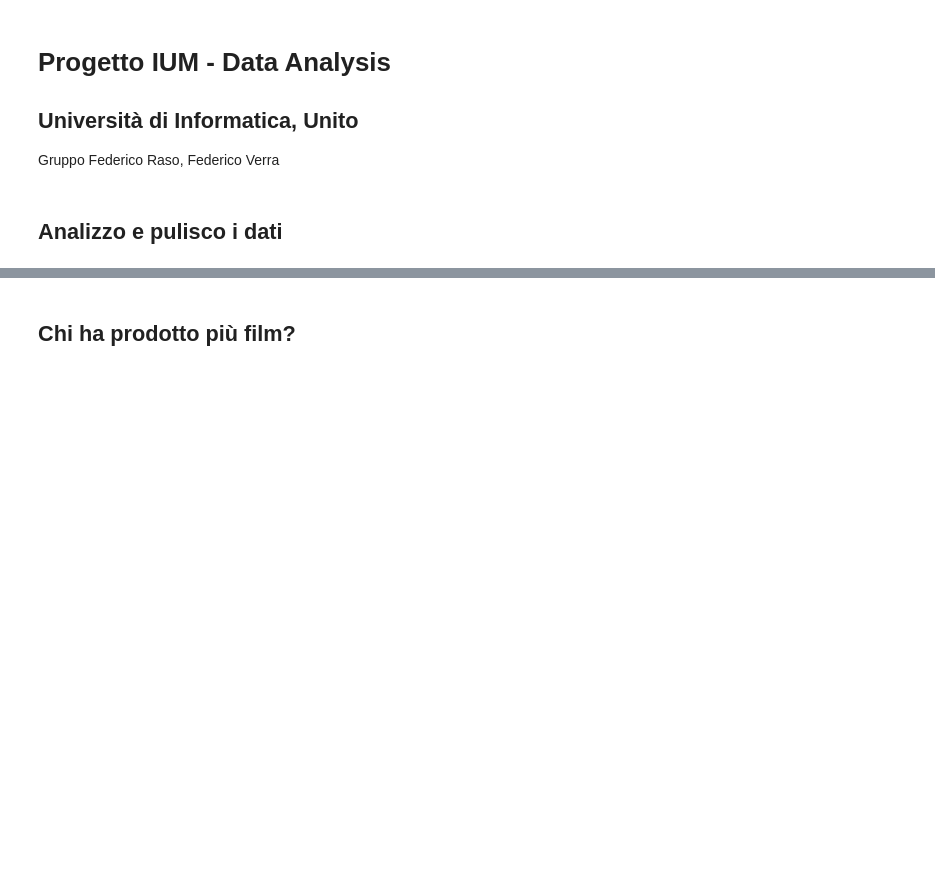
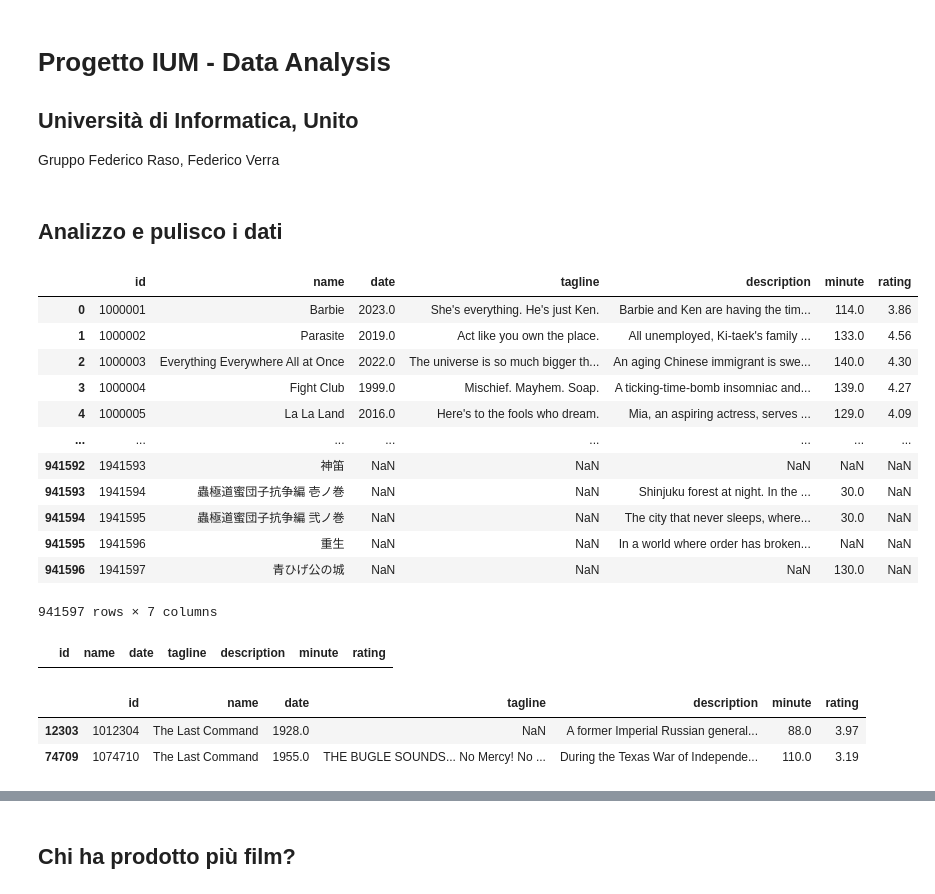
Before and after one commit to RasoFederico/ProgettoIUM-TWEB, a Jupyter notebook: Progetto_IUM/ProgettoIUM.ipynb, the cells around one changed output, grey strips where cells are left out. Saved outputs shown, nothing was run; the diff lists cells and outputs as text; code cells hidden in the pictures; blank space fills up the shorter version.

```diff
--- a/Progetto_IUM/ProgettoIUM.ipynb
+++ b/Progetto_IUM/ProgettoIUM.ipynb
@@ -23,3 +23,31 @@ studios_df = pd.read_csv(data_directory+'studios.csv')
 oscar_df = pd.read_csv(data_directory+'the_oscar_awards.csv')
 # %% [markdown]
 ## Analizzo e pulisco i dati
+# %%
+movies_df
+# %% [output]
+|  | id | name | date | tagline | description | minute | rating |
+| 0 | 1000001 | Barbie | 2023.0 | She's everything. He's just Ken. | Barbie and Ken are having the tim... | 114.0 | 3.86 |
+| 1 | 1000002 | Parasite | 2019.0 | Act like you own the place. | All unemployed, Ki-taek's family ... | 133.0 | 4.56 |
+| 2 | 1000003 | Everything Everywhere All at Once | 2022.0 | The universe is so much bigger th... | An aging Chinese immigrant is swe... | 140.0 | 4.30 |
+| 3 | 1000004 | Fight Club | 1999.0 | Mischief. Mayhem. Soap. | A ticking-time-bomb insomniac and... | 139.0 | 4.27 |
+| 4 | 1000005 | La La Land | 2016.0 | Here's to the fools who dream. | Mia, an aspiring actress, serves ... | 129.0 | 4.09 |
+| ... | ... | ... | ... | ... | ... | ... | ... |
+| 941592 | 1941593 | 神笛 | NaN | NaN | NaN | NaN | NaN |
+| 941593 | 1941594 | 蟲極道蜜団子抗争編 壱ノ巻 | NaN | NaN | Shinjuku forest at night. In the ... | 30.0 | NaN |
+| 941594 | 1941595 | 蟲極道蜜団子抗争編 弐ノ巻 | NaN | NaN | The city that never sleeps, where... | 30.0 | NaN |
+| 941595 | 1941596 | 重生 | NaN | NaN | In a world where order has broken... | NaN | NaN |
+| 941596 | 1941597 | 青ひげ公の城 | NaN | NaN | NaN | 130.0 | NaN |
+941597 rows × 7 columns
+# %%
+duplicati = movies_df[movies_df.duplicated()]
+duplicati
+# %% [output]
+|  | id | name | date | tagline | description | minute | rating |
+# %%
+prova = movies_df.loc[movies_df['name']=='The Last Command']
+prova
+# %% [output]
+|  | id | name | date | tagline | description | minute | rating |
+| 12303 | 1012304 | The Last Command | 1928.0 | NaN | A former Imperial Russian general... | 88.0 | 3.97 |
+| 74709 | 1074710 | The Last Command | 1955.0 | THE BUGLE SOUNDS... No Mercy! No ... | During the Texas War of Independe... | 110.0 | 3.19 |
```
Also changed, not shown: parts of 5 cells of this notebook.
